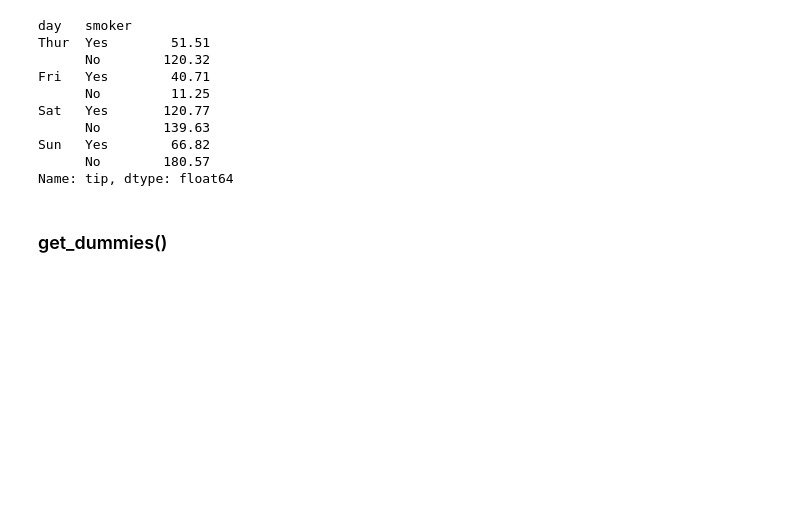
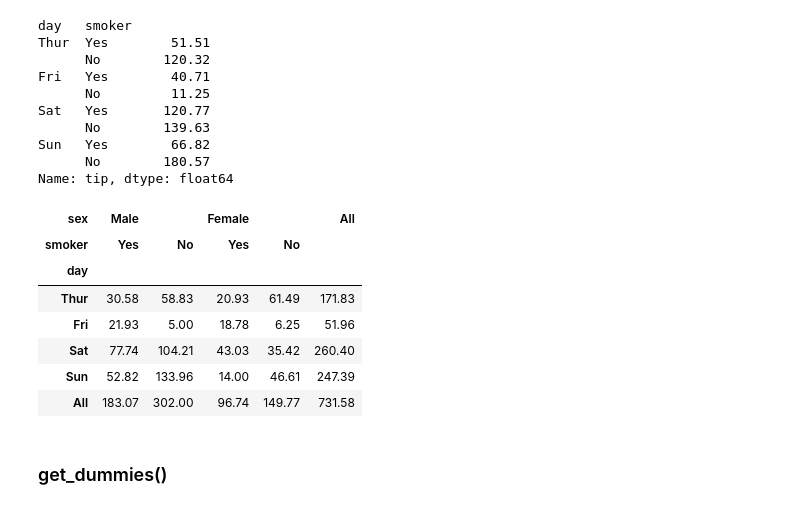
Before and after one commit to aripaka/DS_29_JUNE_2020, a Jupyter notebook: pandas/tips_df.ipynb, the cells around one changed output. Drawn from its saved outputs; the diff is of its cells as text; code cells hidden in the pictures; blank space fills up the shorter version.

```diff
--- a/pandas/tips_df.ipynb
+++ b/pandas/tips_df.ipynb
@@ -228,6 +230,17 @@ Sat   Yes       120.77
 Sun   Yes        66.82
       No        180.57
 Name: tip, dtype: float64
+# %%
+tips.pivot_table(index=['day'],columns=['sex','smoker'], values='tip', aggfunc='sum', margins=True)
+# %% [output]
+| sex | Male |  | Female |  | All |
+| smoker | Yes | No | Yes | No |  |
+| day |  |  |  |  |  |
+| Thur | 30.58 | 58.83 | 20.93 | 61.49 | 171.83 |
+| Fri | 21.93 | 5.00 | 18.78 | 6.25 | 51.96 |
+| Sat | 77.74 | 104.21 | 43.03 | 35.42 | 260.40 |
+| Sun | 52.82 | 133.96 | 14.00 | 46.61 | 247.39 |
+| All | 183.07 | 302.00 | 96.74 | 149.77 | 731.58 |
 # %% [markdown]
 ### get_dummies()
 # %%
```
Also changed, not shown: parts of 2 cells of this notebook, 3 other files.
